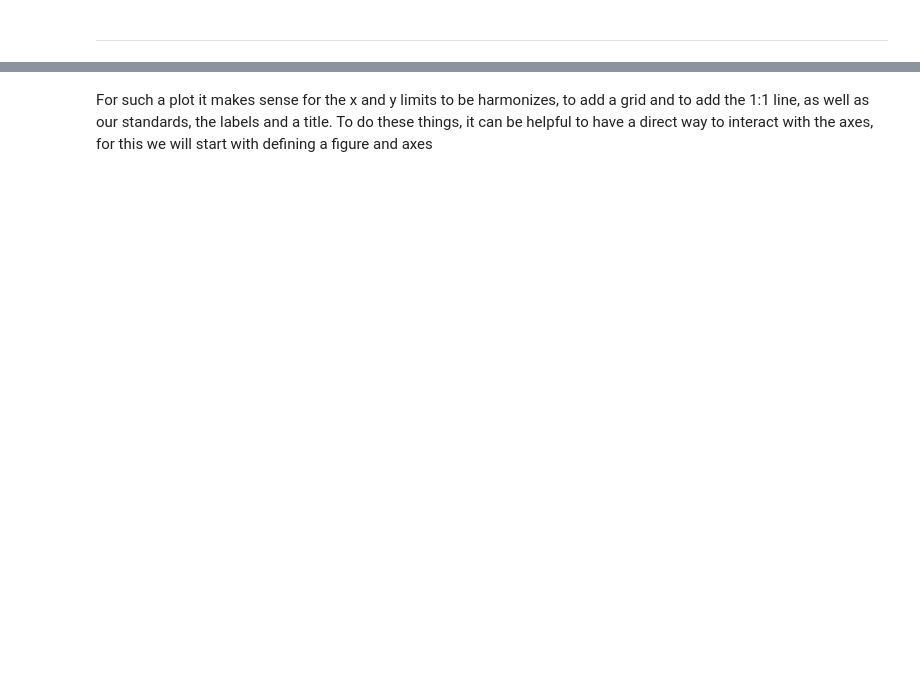
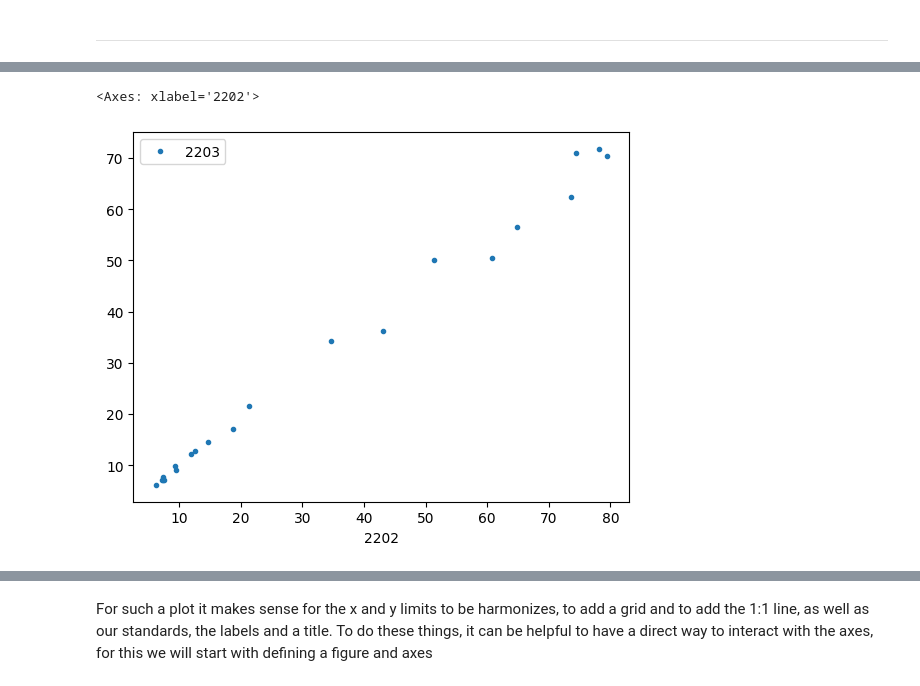
Before and after one commit to wateraccounting/WaPORMOOC, a Jupyter notebook: 3_Python_for_WaPOR/N03_Average_Seasonal_AETI_per_farm.ipynb, the cells around one changed output, grey strips where cells are left out. Saved outputs shown, nothing was run; the diff lists cells and outputs as text; code cells hidden in the pictures; blank space fills up the shorter version.

```diff
--- a/3_Python_for_WaPOR/N03_Average_Seasonal_AETI_per_farm.ipynb
+++ b/3_Python_for_WaPOR/N03_Average_Seasonal_AETI_per_farm.ipynb
@@ -413,0 +374,4 @@ plt.scatter(df2['2202'],df2['2203']);
+# %%
+# convert id in string format to datetime
+df.index= pd.to_datetime(df.index, format='%Y-%m-%d')
+df
@@ -413,0 +422,5 @@ plt.scatter(df2['2202'],df2['2203']);
+# %%
+df.plot(x=2202, y=2203, style='.')
+# %% [output]
+<Axes: xlabel='2202'>
+[figure, added]
```
Also changed, not shown: parts of 83 cells of this notebook.
